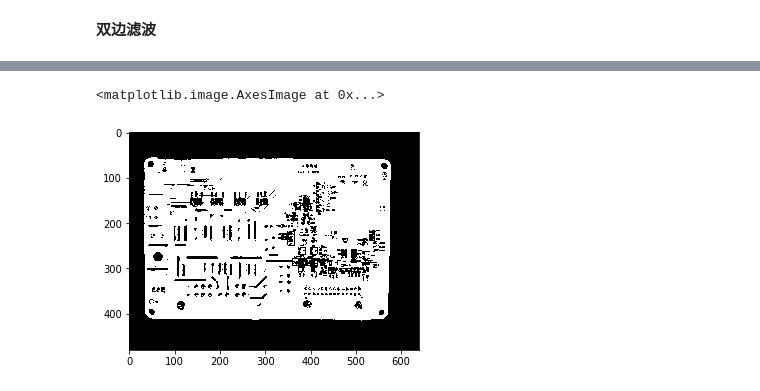
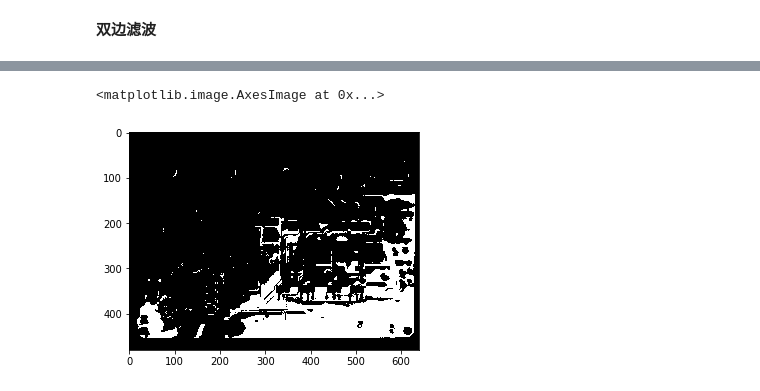
Before and after one commit to 1124418652/PCB_detection, a Jupyter notebook: python_algrithom/theroy.ipynb, the cells around one changed output, grey strips where cells are left out. Cells and saved outputs as stored; diff of their text form; code cells hidden in the pictures.

```diff
--- a/python_algrithom/theroy.ipynb
+++ b/python_algrithom/theroy.ipynb
@@ -3,7 +3,7 @@ import cv2
 import numpy as np
 import matplotlib.pyplot as plt
 # %%
-image_path = 'source_image/1560434627.jpg'
+image_path = 'source_image/1560820945.jpg'
 image = cv2.imread(image_path)
 plt.imshow(cv2.cvtColor(image, cv2.COLOR_BGR2RGB))
 # %% [output]
@@ -76,6 +91,5 @@ plt.imshow(bilater_image, cmap='gray')
 # %%
-thresh, thresh_image = cv2.threshold(bilater_image, 0, 255, cv2.THRESH_OTSU)
-plt.imshow(thresh_image, cmap='gray')
+plt.imshow(cv2.threshold(bilater_image, 125, 255, cv2.THRESH_BINARY)[1], cmap="gray")
 # %% [output]
 <matplotlib.image.AxesImage at 0x...>
-[figure, old version]
+[figure, new version]
```
Also changed, not shown: parts of 29 cells of this notebook.
